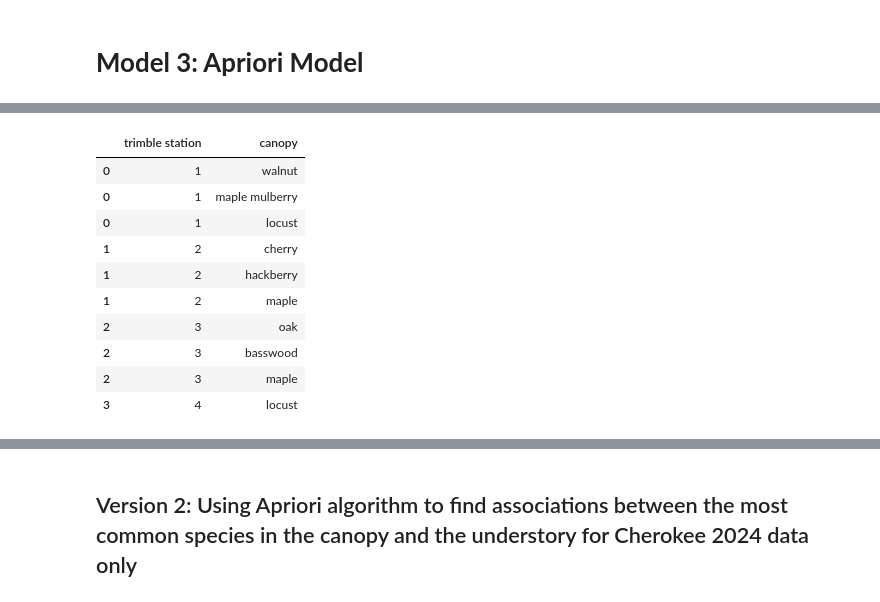
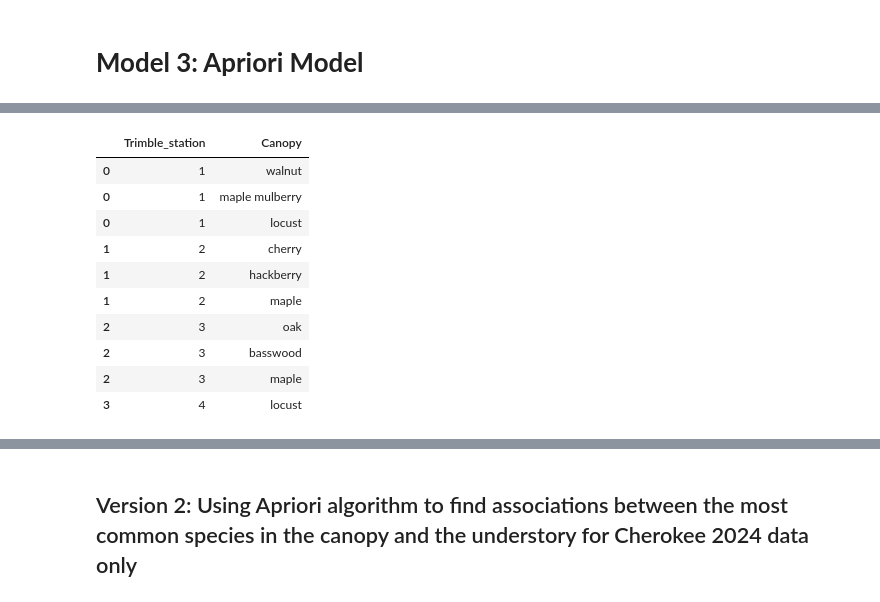
Before and after one commit to Graviton12/CS-430-Group-Project, a Jupyter notebook: cherokee_park_models.ipynb, the cells around one changed output, grey strips where cells are left out. Saved outputs shown, nothing was run; the diff lists cells and outputs as text; code cells hidden in the pictures.

```diff
--- a/cherokee_park_models.ipynb
+++ b/cherokee_park_models.ipynb
@@ -298,12 +319,12 @@ Index(['trimble station', 'average_canopy_cover', 'canopy', 'understory',
       dtype='object')
 # %%
 #drop all columns except canopy and trimble station
-apriori_data = apriori_data.drop(columns=['average_canopy_cover', 'understory',
+apriori_data = apriori_data.drop(columns=['average_canopy_cover', 'form_densiometer',
        'Lonicera japonica', 'Microstegium vimineum', 'Euonymus alatus',
        'Ampelopsis brevipedunculata', 'Morus alba', 'Celastrus orbiculatus',
        'Vinca minor', 'Euonymus fortunei', 'Akebia quinata',
        'Fallopia japonica', 'Achyranthes', 'Hederea helix', 'L. maackii',
-       'Privet/ Ligustrum', 'Ailanthus'])
+       'Privet/ Ligustrum', 'Ailanthus','SUM'])
 # %%
 apriori_data.head()
 # %% [output]
@@ -319,0 +337,3 @@ Index(['trimble station', 'canopy'], dtype='object')
+# %%
+canopy_apriori_data = apriori_data[['Trimble_station','Canopy']]
+canopy_apriori_data.head()
@@ -332,6 +369,7 @@ def clean_canopy_as_list_lowercase(entry):
         'havkberry': 'hackberry',
         'hackberrt': 'hackberry',
         'maple, ': 'maple',
+        'Maple': 'maple',
         'box elderb': 'box elder',
         'elm, hickory': 'elm, hickory',
         'basswood locust red oak ash': 'basswood, locust, red oak, ash',
@@ -345,6 +383,7 @@ def clean_canopy_as_list_lowercase(entry):
     return entry_list
 
 # Apply the new cleaning function with lowercase conversion to the 'canopy' column
-#apriori_data = apriori_data.apply(clean_canopy_as_list_lowercase)
-apriori_data['canopy'] = apriori_data['canopy'].apply(clean_canopy_as_list_lowercase)
+canopy_apriori_data['Canopy'] = canopy_apriori_data['Canopy'].apply(clean_canopy_as_list_lowercase)
+# Apply the new cleaning function with lowercase conversion to the 'understory' column
+understory_apriori_data['Understory'] = understory_apriori_data['Understory'].apply(clean_canopy_as_list_lowercase)
 # %%
@@ -364,12 +417,14 @@ apriori_data.sample(10)
 # %%
 # drop the empty canopy rows
-apriori_data = apriori_data.dropna(subset=['canopy'])
+canopy_apriori_data = canopy_apriori_data.dropna(subset=['Canopy'])
+# drop the empty understory rows
+understory_apriori_data = understory_apriori_data.dropna(subset=['Understory'])
 # %%
 # Explode the 'canopy' column so each item in the list becomes its own row
-exploded_apriori_data = apriori_data.explode('canopy')
-exploded_apriori_data.head(10)
+exploded_canopy_apriori_data = canopy_apriori_data.explode('Canopy')
+exploded_canopy_apriori_data.head(10)
 # %% [output]
-|  | trimble station | canopy |
+|  | Trimble_station | Canopy |
 | 0 | 1 | walnut |
 | 0 | 1 | maple mulberry |
 | 0 | 1 | locust |
```
Also changed, not shown: parts of 60 cells of this notebook.
